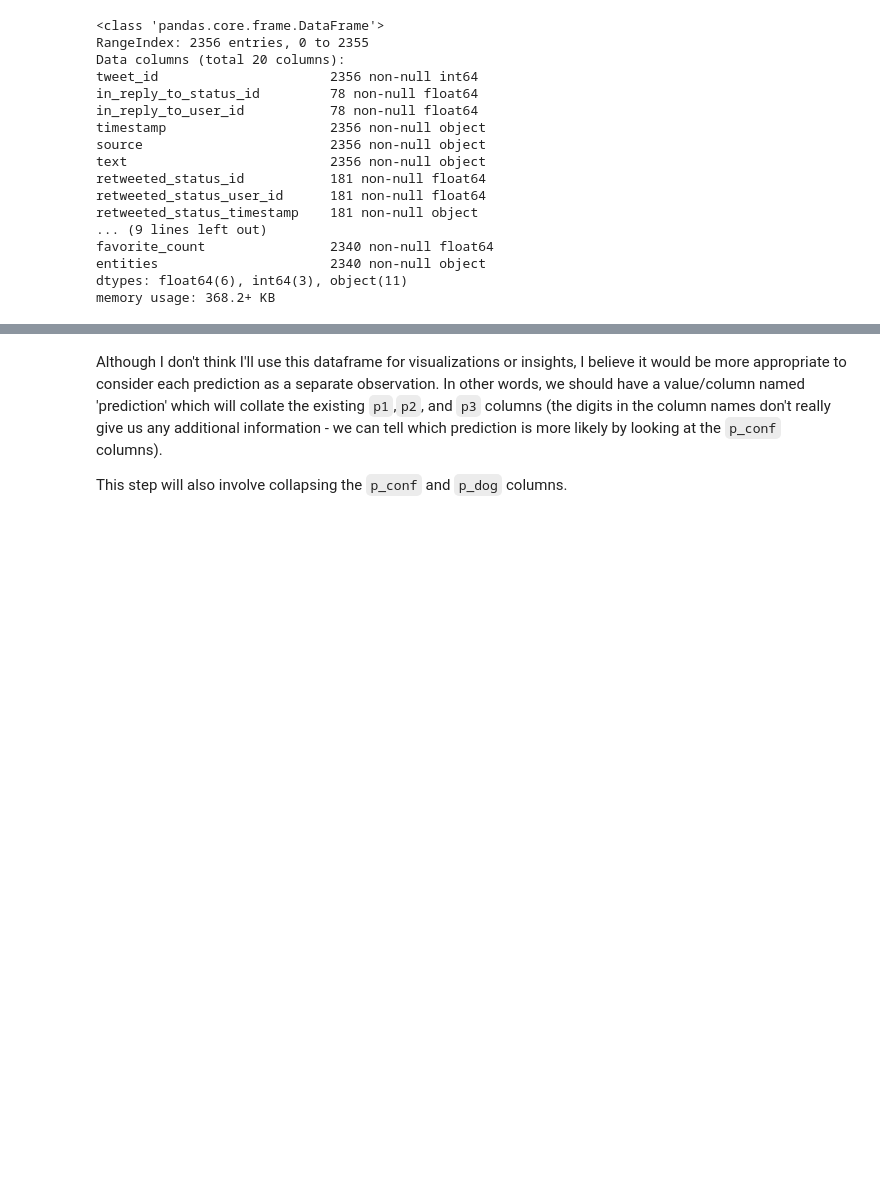
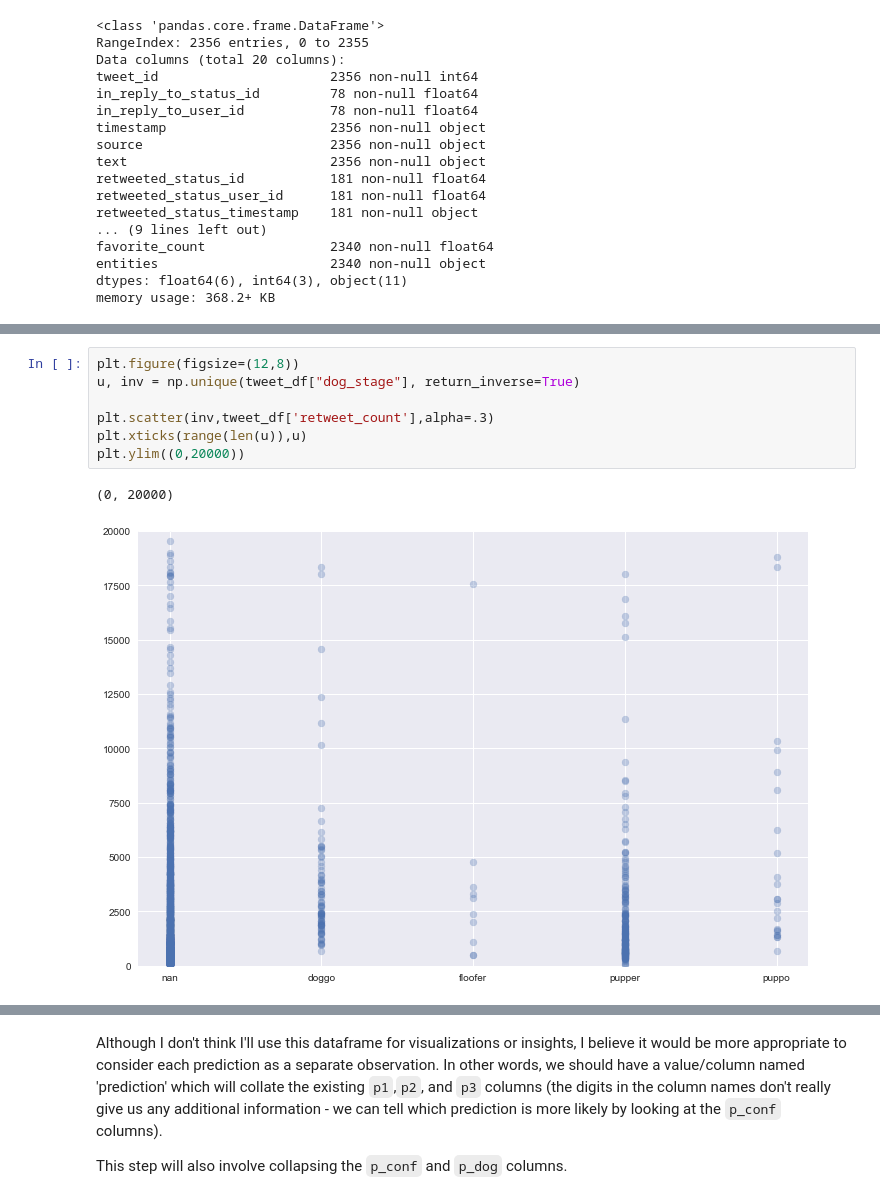
Before and after one commit to bogdanrabanca/dog_project, a Jupyter notebook: dog_project.ipynb, the cells around one changed output, grey strips where cells are left out. Cells and saved outputs as stored; diff of their text form; blank space fills up the shorter version.

```diff
--- a/dog_project.ipynb
+++ b/dog_project.ipynb
@@ -591,0 +684,10 @@ memory usage: 152.0+ KB
+# %%
+plt.figure(figsize=(12,8))
+u, inv = np.unique(tweet_df["dog_stage"], return_inverse=True)
+
+plt.scatter(inv,tweet_df['retweet_count'],alpha=.3)
+plt.xticks(range(len(u)),u)
+plt.ylim((0,20000))
+# %% [output]
+(0, 20000)
+[figure, added]
```
Also changed, not shown: parts of 40 cells of this notebook.
